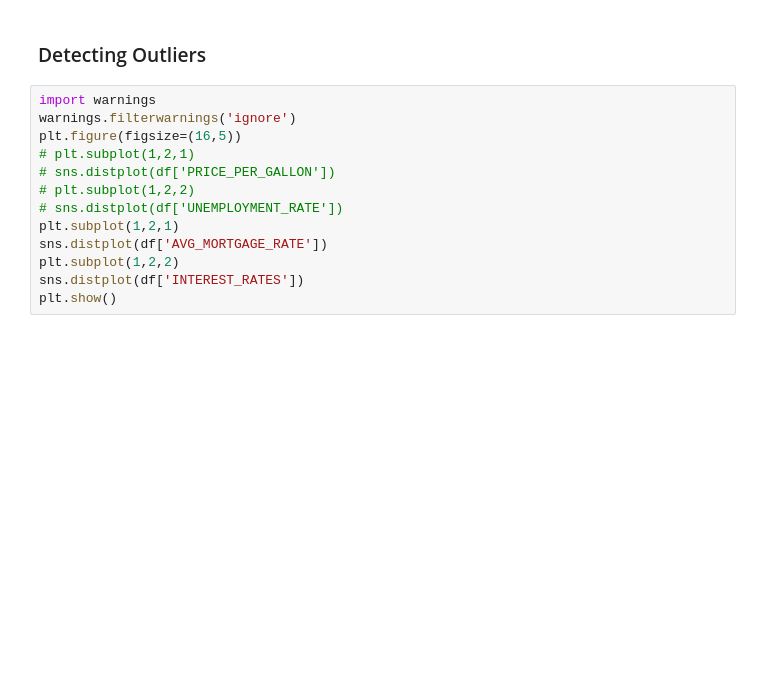
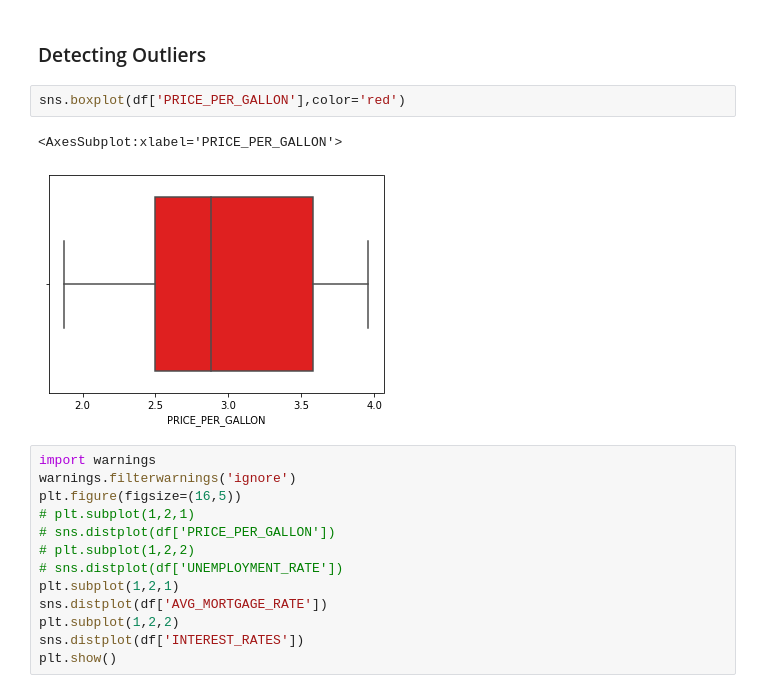
Before and after one commit to pbthompson92/Final_Project_Outliers, a Jupyter notebook: MLModel_3rdSegment.ipynb, the cells around one changed output. Saved outputs shown, nothing was run; the diff lists cells and outputs as text; blank space fills up the shorter version.

```diff
--- a/MLModel_3rdSegment.ipynb
+++ b/MLModel_3rdSegment.ipynb
@@ -81,6 +81,11 @@ df.head()
 There are a total of 943 columns, out of which 6 are independent variables and remaining 937 are the housing prices in various regions in the country denoted by their Zip codes. The housing prices in each zip code is our dependent variable.
 # %% [markdown]
 ### Detecting Outliers
+# %%
+sns.boxplot(df['PRICE_PER_GALLON'],color='red')
+# %% [output]
+<AxesSubplot:xlabel='PRICE_PER_GALLON'>
+[figure, added]
 # %%
 import warnings
 warnings.filterwarnings('ignore')
```
Also changed, not shown: parts of 13 cells of this notebook, 2 other files.
